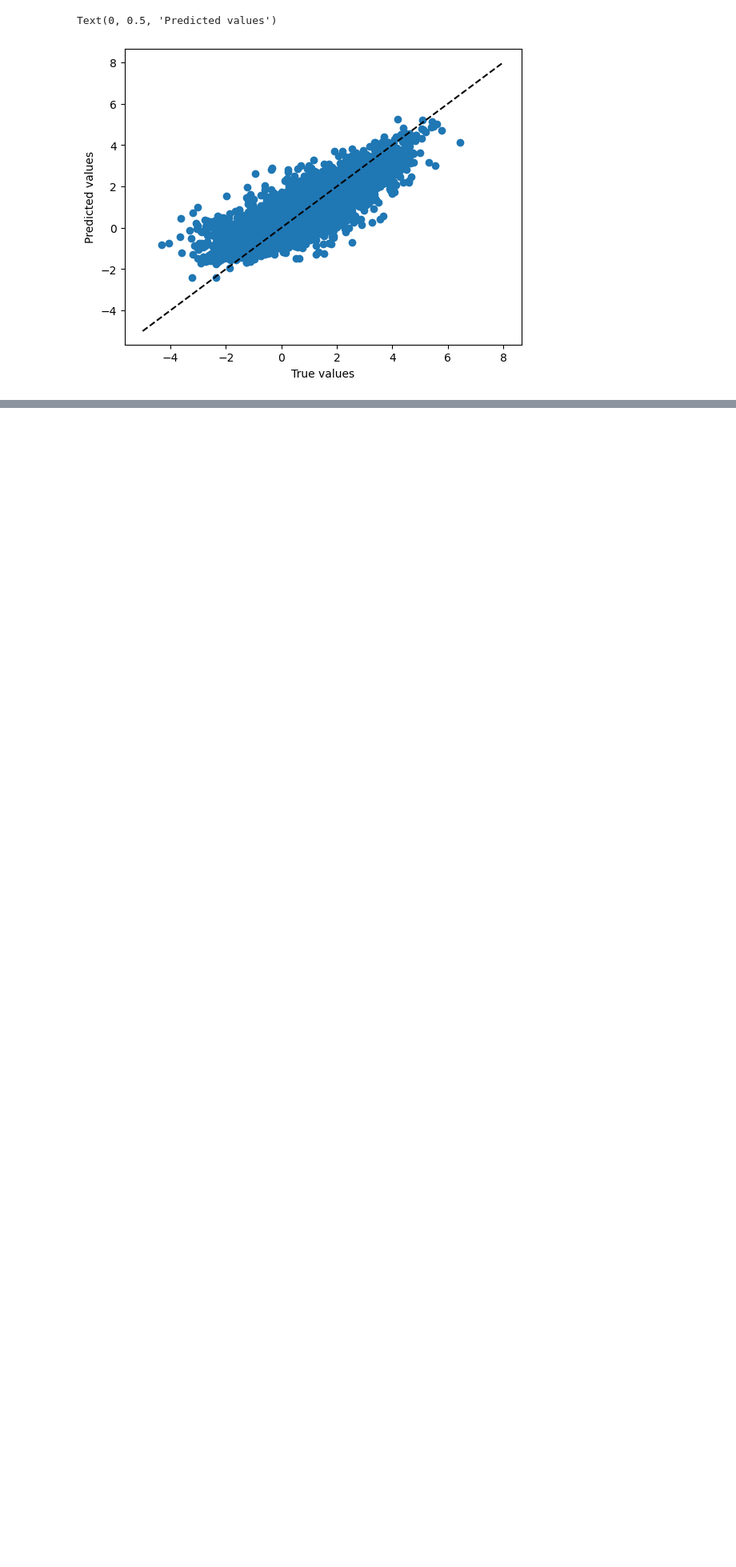
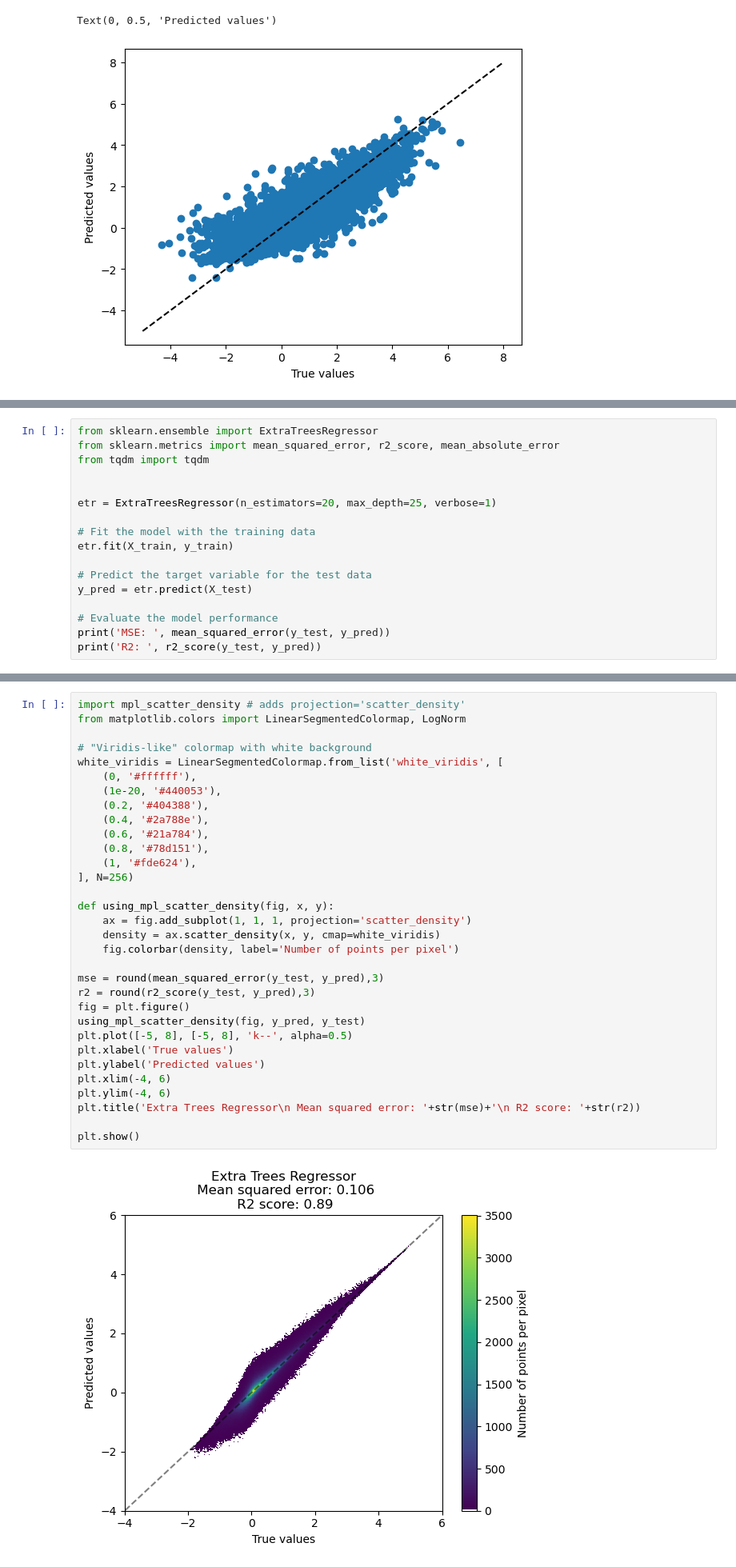
Before and after one commit to christopherogerepfl/UHI_prediction, a Jupyter notebook: exploratory.ipynb, the cells around one changed output, grey strips where cells are left out. Shown at 80% size. Saved outputs shown, nothing was run; the diff lists cells and outputs as text; blank space fills up the shorter version.

```diff
--- a/exploratory.ipynb
+++ b/exploratory.ipynb
@@ -251,0 +195,17 @@ plt.show()
+# %%
+from sklearn.ensemble import ExtraTreesRegressor
+from sklearn.metrics import mean_squared_error, r2_score, mean_absolute_error
+from tqdm import tqdm
+
+
+etr = ExtraTreesRegressor(n_estimators=20, max_depth=25, verbose=1)
+
+# Fit the model with the training data
+etr.fit(X_train, y_train)
+
+# Predict the target variable for the test data
+y_pred = etr.predict(X_test)
+
+# Evaluate the model performance
+print('MSE: ', mean_squared_error(y_test, y_pred))
+print('R2: ', r2_score(y_test, y_pred))
@@ -251,0 +215,34 @@ plt.show()
+# %%
+import mpl_scatter_density # adds projection='scatter_density'
+from matplotlib.colors import LinearSegmentedColormap, LogNorm
+
+# "Viridis-like" colormap with white background
+white_viridis = LinearSegmentedColormap.from_list('white_viridis', [
+    (0, '#ffffff'),
+    (1e-20, '#440053'),
+    (0.2, '#404388'),
+    (0.4, '#2a788e'),
+    (0.6, '#21a784'),
+    (0.8, '#78d151'),
+    (1, '#fde624'),
+], N=256)
+
+def using_mpl_scatter_density(fig, x, y):
+    ax = fig.add_subplot(1, 1, 1, projection='scatter_density')
+    density = ax.scatter_density(x, y, cmap=white_viridis)
+    fig.colorbar(density, label='Number of points per pixel')
+
+mse = round(mean_squared_error(y_test, y_pred),3)
+r2 = round(r2_score(y_test, y_pred),3)
+fig = plt.figure()
+using_mpl_scatter_density(fig, y_pred, y_test)
+plt.plot([-5, 8], [-5, 8], 'k--', alpha=0.5)
+plt.xlabel('True values')
+plt.ylabel('Predicted values')
+plt.xlim(-4, 6)
+plt.ylim(-4, 6)
+plt.title('Extra Trees Regressor\n Mean squared error: '+str(mse)+'\n R2 score: '+str(r2))
+
+plt.show()
+# %% [output]
+[figure, added]
```
Also changed, not shown: parts of 21 cells of this notebook, 1 other file.
